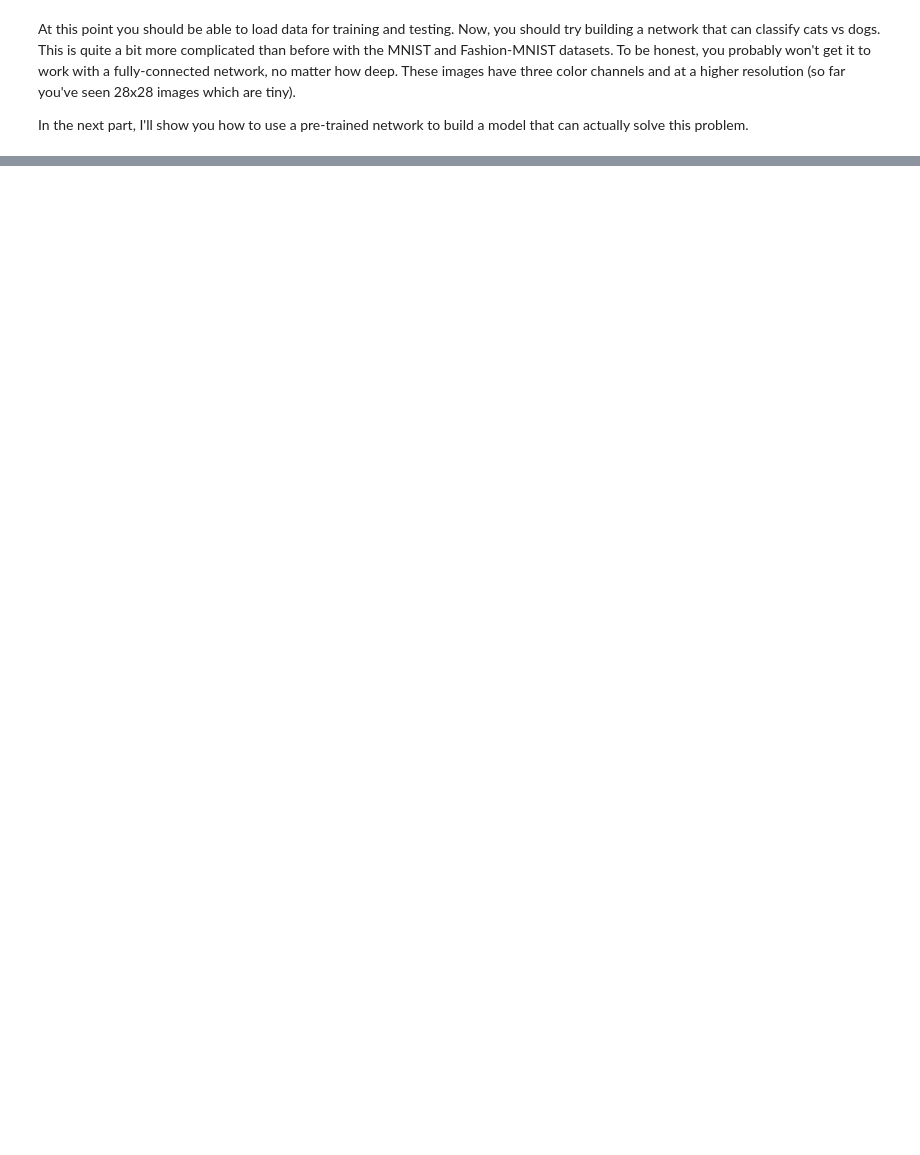
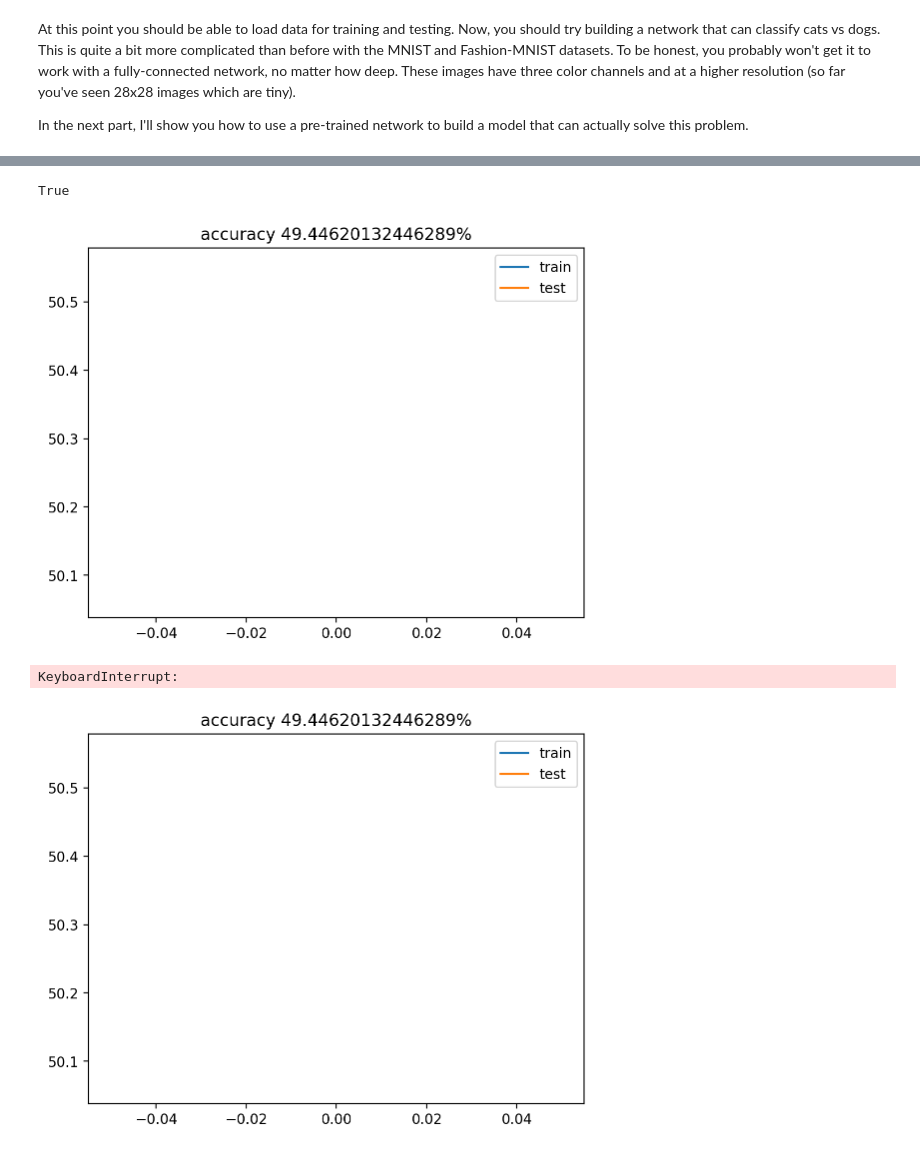
Before and after one commit to adhocmaster/ml-from-scratch, a Jupyter notebook: deep-learning-v2-pytorch-master/intro-to-pytorch/Part 7 - Loading Image Data (Exercises).ipynb, the cells around one changed output, grey strips where cells are left out. Drawn from its saved outputs; the diff is of its cells as text; code cells hidden in the pictures; blank space fills up the shorter version.

```diff
--- a/deep-learning-v2-pytorch-master/intro-to-pytorch/Part 7 - Loading Image Data (Exercises).ipynb
+++ b/deep-learning-v2-pytorch-master/intro-to-pytorch/Part 7 - Loading Image Data (Exercises).ipynb
@@ -162,0 +224,70 @@ In the next part, I'll show you how to use a pre-trained network to build a mode
+# %%
+# in gpu
+device = torch.device("cuda:0" if torch.cuda.is_available() else "cpu")
+model.to(device)
+next(model.parameters()).is_cuda
+# %% [output]
+True
+# %%
+
+epochs = 3
+steps = 1000
+trainLosses = []
+testLosses = []
+
+steps = min(steps, len(trainloader))
+
+for e in range(epochs):
+    # train
+    tLoss = 0
+    model.train()
+    tIters = iter(trainloader)
+    for step in range(steps):
+        images, labels = next(tIters)
+        images, labels = images.to(device), labels.to(device)
+
+        # forward
+        probs = model(images)
+        # print(labels, probs)
+        loss = criterion(probs, labels.view(*probs.shape).type(torch.FloatTensor))
+        tLoss += loss.item()
+
+        # backward
+        optimizer.zero_grad()
+        loss.backward()
+        optimizer.step()
+
+    trainLosses.append(tLoss/steps)
+
+    # test
+    tLoss = 0
+    model.eval()
+    with torch.no_grad():
+        batchAccuracy = 0
+        for images, labels in testloader:
+            # forward
+            probs = model(images)
+            loss = criterion(probs, labels.view(*probs.shape).type(torch.FloatTensor))
+            tLoss += loss
+
+            # accuracy
+            probs = (probs > 0.5).type(torch.LongTensor)
+            # print(labels, probs)
+            correct = probs == labels.view(*probs.shape)
+            batchAccuracy += torch.mean(correct.type(torch.FloatTensor))
+        accuracy = (batchAccuracy / len(testloader)) * 100
+        testLosses.append(tLoss / len(testloader))
+        # print(f"accuracy {accuracy}%")
+
+    # graph
+
+    display.clear_output(wait=True)
+    plt.plot(trainLosses, label="train")
+    plt.plot(testLosses, label="test")
+    plt.title(f"accuracy {accuracy}%")
+    plt.legend()
+    display.display(plt.gcf())
+# %% [output]
+[figure, added]
+KeyboardInterrupt:
+[figure, added]
```
Also changed, not shown: parts of 8 cells of this notebook.
